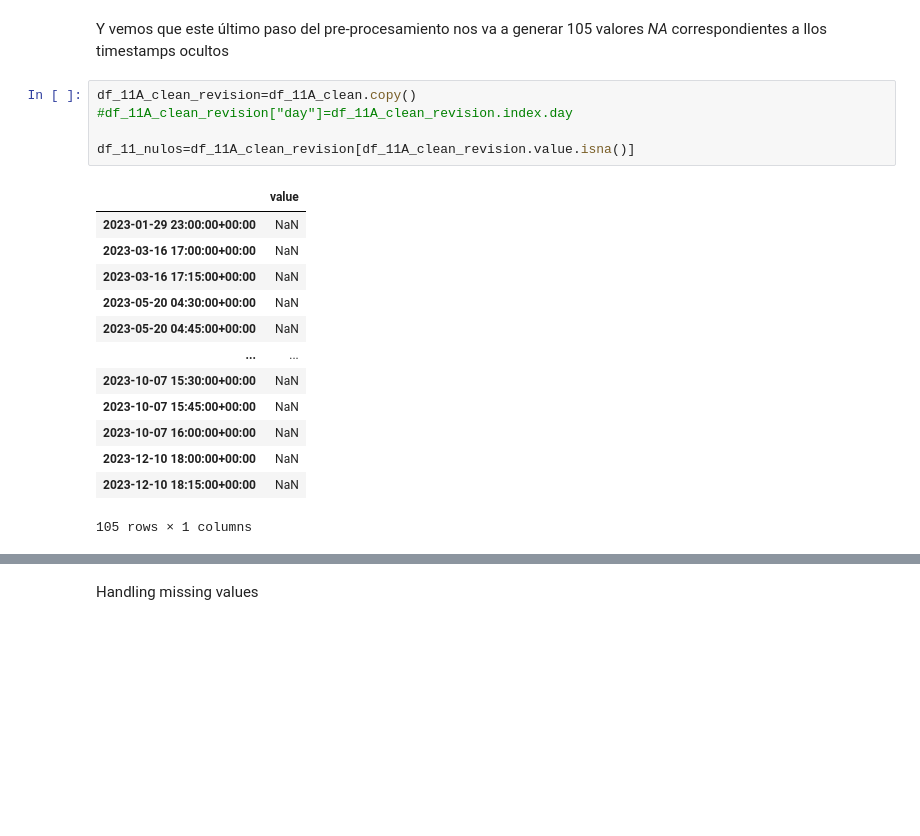
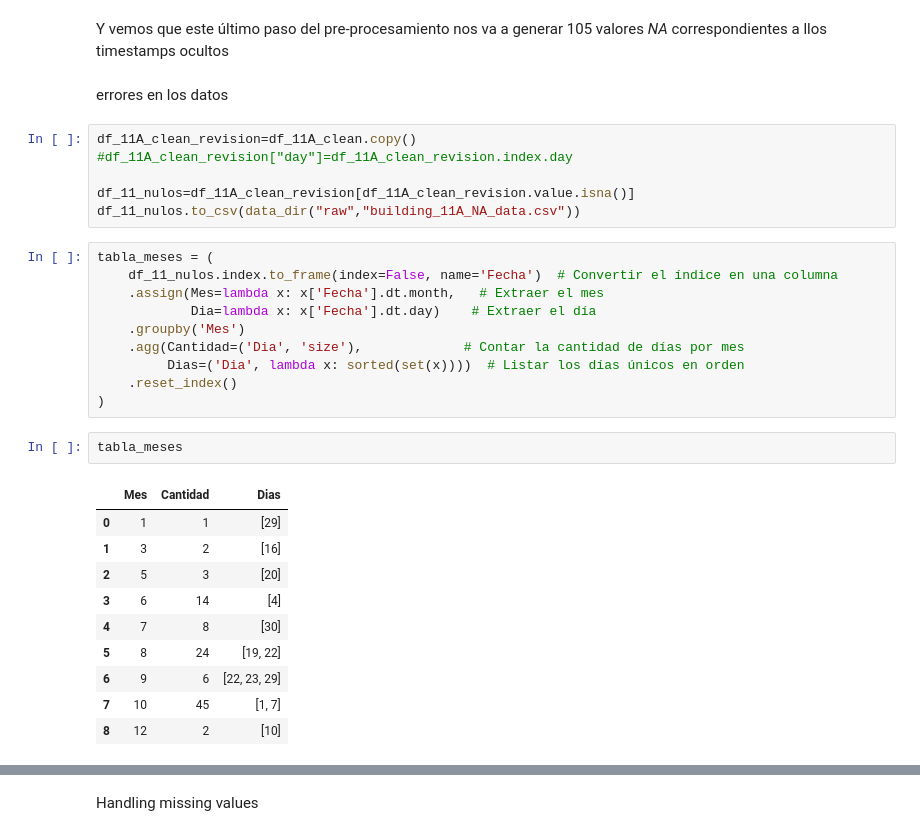
Before and after one commit to kesant/lightweight_clustered_energy_forecasts, a Jupyter notebook: notebooks/11A/0.0_kjst_preparacion_datos.ipynb, the cells around one changed output, grey strips where cells are left out. Drawn from its saved outputs; the diff is of its cells as text; blank space fills up the shorter version.

```diff
--- a/notebooks/11A/0.0_kjst_preparacion_datos.ipynb
+++ b/notebooks/11A/0.0_kjst_preparacion_datos.ipynb
@@ -220,24 +220,36 @@ timestamp
 2023-10-07 10:30:00+00:00    NaN
 # %% [markdown]
 Y vemos que este último paso del pre-procesamiento nos va a generar 105 valores *NA* correspondientes a llos timestamps  ocultos
+# %% [markdown]
+errores en los datos
 # %%
 df_11A_clean_revision=df_11A_clean.copy()
 #df_11A_clean_revision["day"]=df_11A_clean_revision.index.day
 
 df_11_nulos=df_11A_clean_revision[df_11A_clean_revision.value.isna()]
+df_11_nulos.to_csv(data_dir("raw","building_11A_NA_data.csv"))
-# %% [output]
-|  | value |
-| 2023-01-29 23:00:00+00:00 | NaN |
-| 2023-03-16 17:00:00+00:00 | NaN |
-| 2023-03-16 17:15:00+00:00 | NaN |
-| 2023-05-20 04:30:00+00:00 | NaN |
-| 2023-05-20 04:45:00+00:00 | NaN |
-| ... | ... |
-| 2023-10-07 15:30:00+00:00 | NaN |
-| 2023-10-07 15:45:00+00:00 | NaN |
-| 2023-10-07 16:00:00+00:00 | NaN |
-| 2023-12-10 18:00:00+00:00 | NaN |
-| 2023-12-10 18:15:00+00:00 | NaN |
-105 rows × 1 columns
+# %%
+tabla_meses = (
+    df_11_nulos.index.to_frame(index=False, name='Fecha')  # Convertir el índice en una columna
+    .assign(Mes=lambda x: x['Fecha'].dt.month,   # Extraer el mes
+            Dia=lambda x: x['Fecha'].dt.day)    # Extraer el día
+    .groupby('Mes')
+    .agg(Cantidad=('Dia', 'size'),             # Contar la cantidad de días por mes
+         Dias=('Dia', lambda x: sorted(set(x))))  # Listar los días únicos en orden
+    .reset_index()
+)
+# %%
+tabla_meses
+# %% [output]
+|  | Mes | Cantidad | Dias |
+| 0 | 1 | 1 | [29] |
+| 1 | 3 | 2 | [16] |
+| 2 | 5 | 3 | [20] |
+| 3 | 6 | 14 | [4] |
+| 4 | 7 | 8 | [30] |
+| 5 | 8 | 24 | [19, 22] |
+| 6 | 9 | 6 | [22, 23, 29] |
+| 7 | 10 | 45 | [1, 7] |
+| 8 | 12 | 2 | [10] |
 # %%
 days_cero=df_11A_clean_revision[df_11A_clean_revision.value==0]
```
Also changed, not shown: parts of 6 cells of this notebook, 4 other files.
